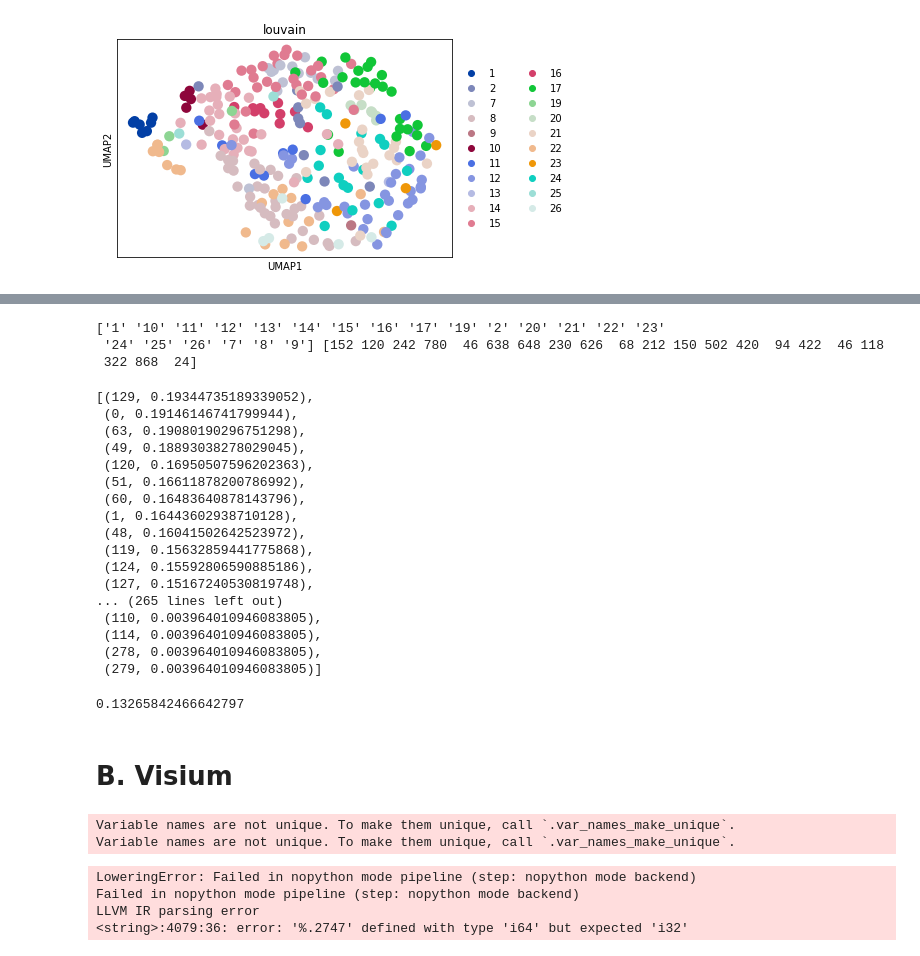
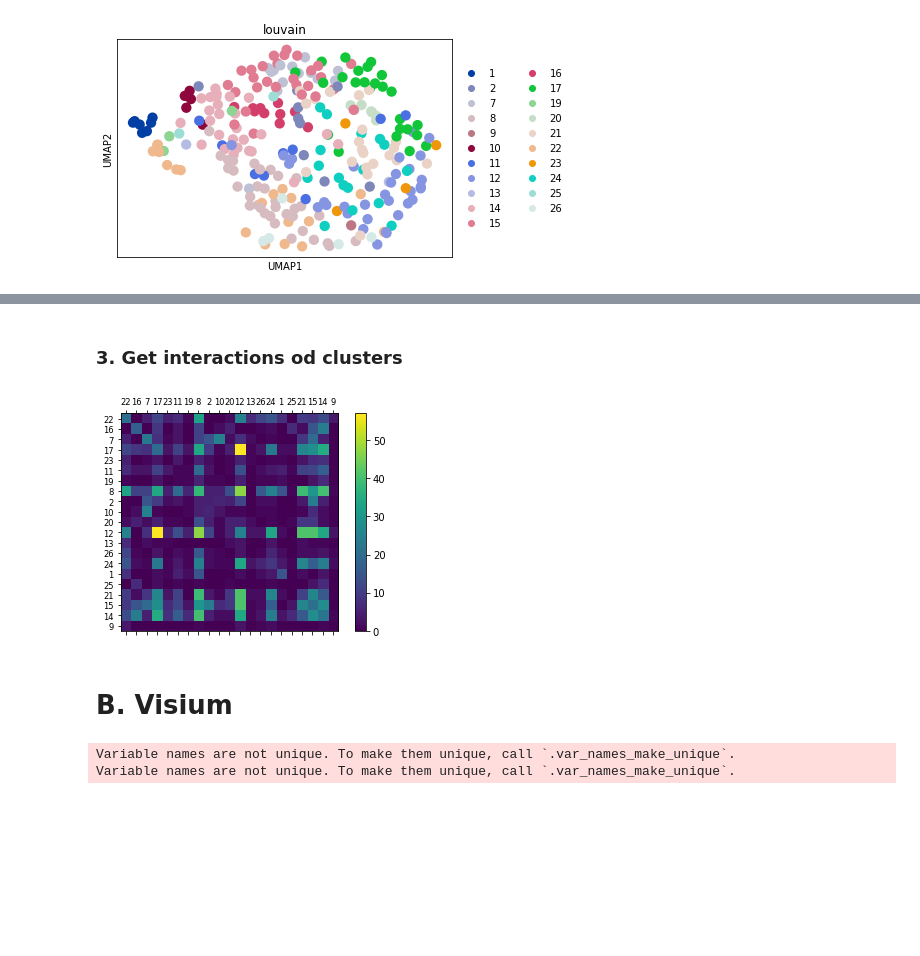
Before and after one commit to scverse/squidpy, a Jupyter notebook: notebooks/centrality_measures.ipynb, the cells around one changed output, grey strips where cells are left out. Cells and saved outputs as stored; diff of their text form; code cells hidden in the pictures; blank space fills up the shorter version.

Commit message:
cell interactions

```diff
--- a/notebooks/centrality_measures.ipynb
+++ b/notebooks/centrality_measures.ipynb
@@ -92,7 +43,0 @@ Counter(connections).most_common()
-# %%
-values, counts = np.unique(connections, return_counts=True)
-print(values, counts)
-# %% [output]
-['1' '10' '11' '12' '13' '14' '15' '16' '17' '19' '2' '20' '21' '22' '23'
- '24' '25' '26' '7' '8' '9'] [152 120 242 780  46 638 648 230 626  68 212 150 502 420  94 422  46 118
- 322 868  24]
@@ -101,27 +44,9 @@ eigenvector_centrality = nx.eigenvector_centrality(adata_svz_5.uns['networkx_gra
-# %%
-sorted(eigenvector_centrality.items(), key=lambda x: x[1], reverse=True)
-# %% [output]
-[(129, 0.19344735189339052),
- (0, 0.19146146741799944),
- (63, 0.19080190296751298),
- (49, 0.18893038278029045),
- (120, 0.16950507596202363),
- (51, 0.16611878200786992),
- (60, 0.16483640878143796),
- (1, 0.16443602938710128),
- (48, 0.16041502642523972),
- (119, 0.15632859441775868),
- (124, 0.15592806590885186),
- (127, 0.15167240530819748),
-... (265 lines left out)
- (110, 0.003964010946083805),
- (114, 0.003964010946083805),
- (278, 0.003964010946083805),
- (279, 0.003964010946083805)]
-# %%
-nx.degree_assortativity_coefficient(adata_svz_5.uns['networkx_graph'], [100])
-# %% [output]
-0.13265842466642797
+# %% [markdown]
+### 3. Get interactions od clusters
+# %%
+cluster_interactions(adata_svz_5, cluster_key='louvain', show_plot=True)
+# %% [output]
+[figure, added]
 # %% [markdown]
 # B. Visium
 # %%
@@ -131,14 +56,10 @@ dataset_folder = ""
 adata = sc.read_visium(dataset_folder, count_file=f"{dataset_name}_filtered_feature_bc_matrix.h5")
 adata.var_names_make_unique()
 adata.var["mt"] = adata.var_names.str.startswith("MT-")
-sc.pp.calculate_qc_metrics(adata, qc_vars=["mt"], inplace=True)
+#sc.pp.calculate_qc_metrics(adata, qc_vars=["mt"], inplace=True)
 # %% [output]
 Variable names are not unique. To make them unique, call `.var_names_make_unique`.
 Variable names are not unique. To make them unique, call `.var_names_make_unique`.
-LoweringError: Failed in nopython mode pipeline (step: nopython mode backend)
-Failed in nopython mode pipeline (step: nopython mode backend)
-LLVM IR parsing error
-<string>:4079:36: error: '%.2747' defined with type 'i64' but expected 'i32'
 # %%
 sc.pp.normalize_total(adata, inplace=True)
 sc.pp.log1p(adata)
```
Also changed, not shown: parts of 18 cells of this notebook, 2 other files.
